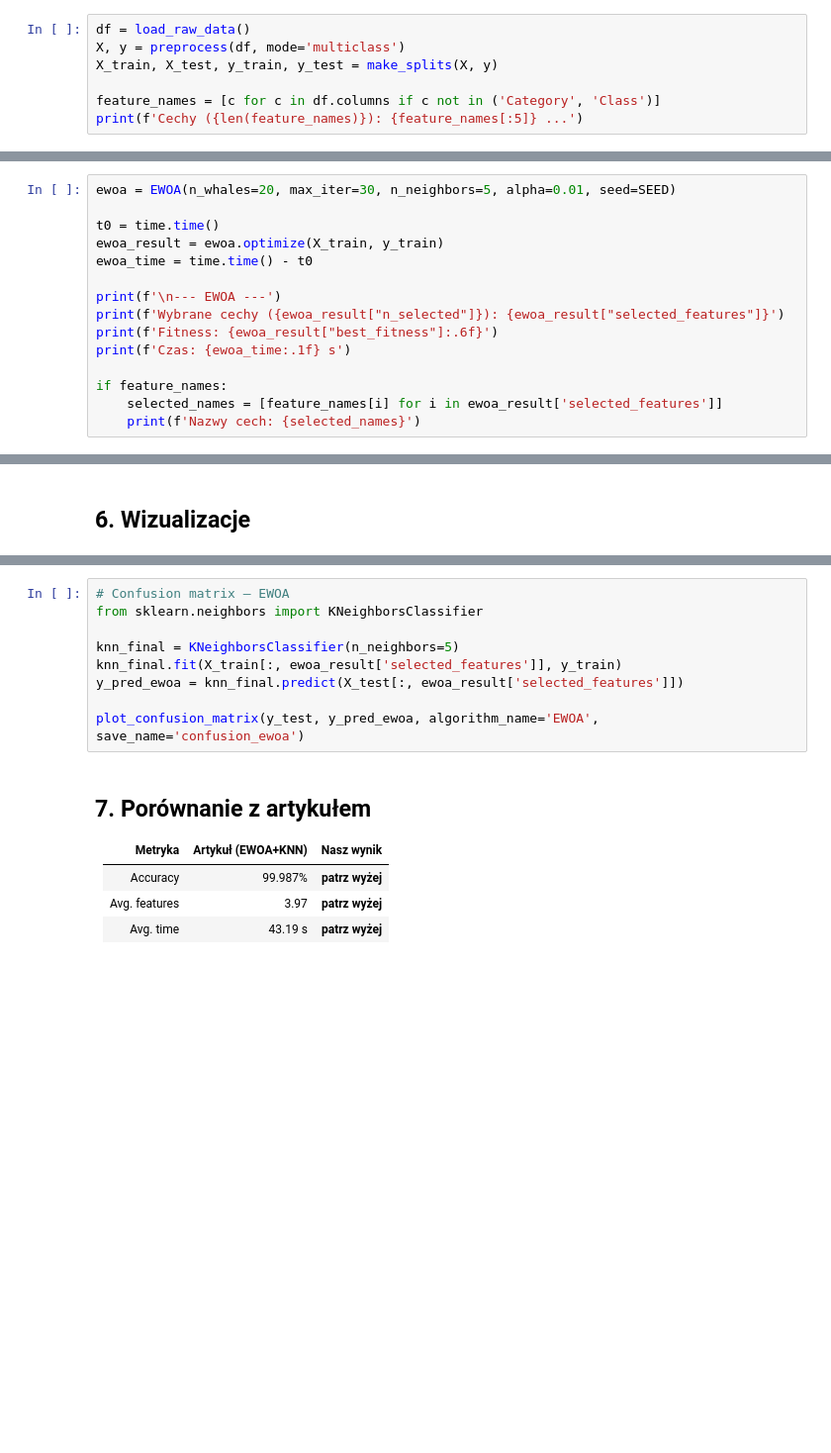
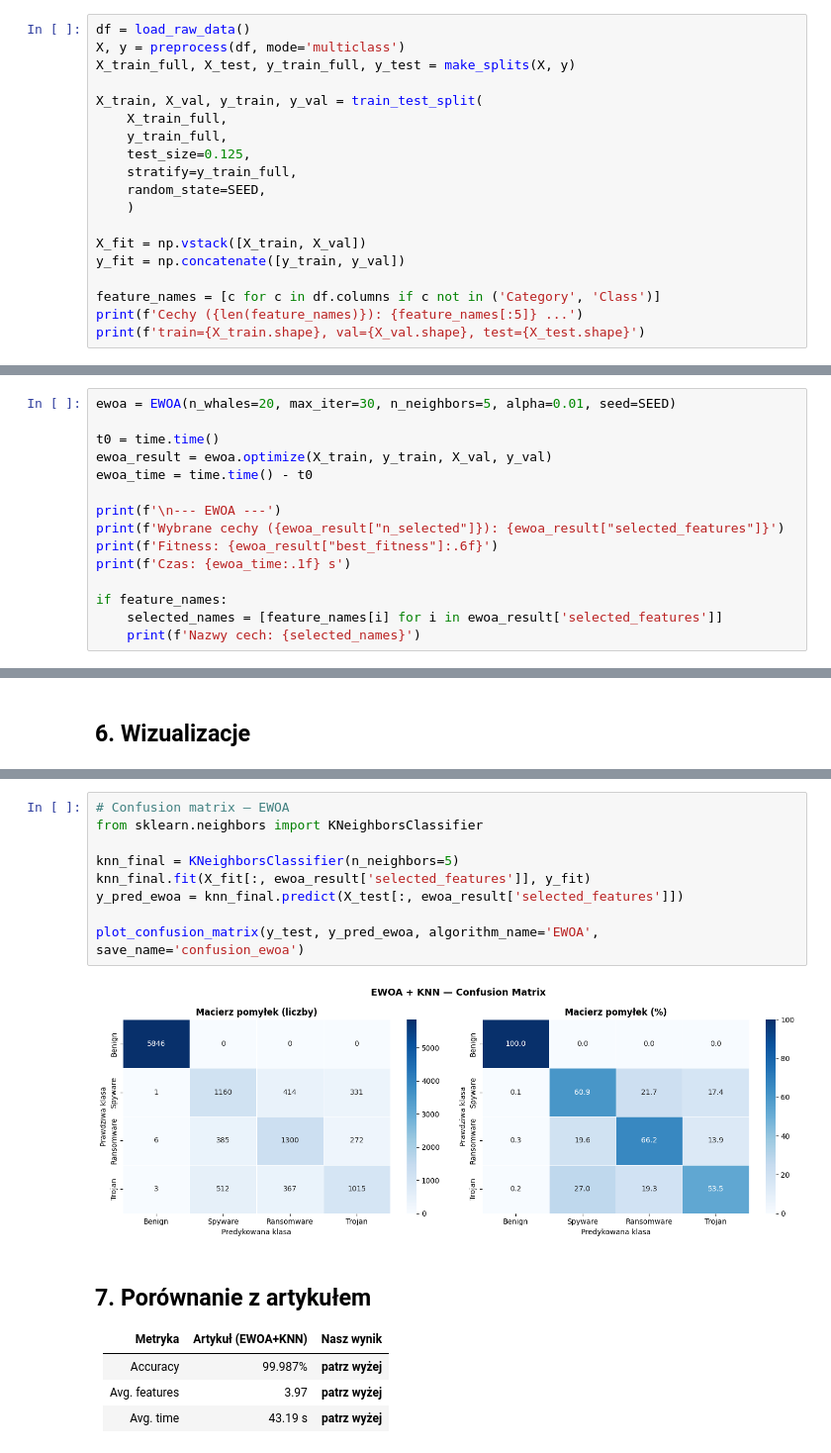
Before and after one commit to jakubzasadni/DL-Project, a Jupyter notebook: notebooks/03_ewoa_optimization.ipynb, the cells around one changed output, grey strips where cells are left out. Shown at 99% size. Cells and saved outputs as stored; diff of their text form; blank space fills up the shorter version.

```diff
--- a/notebooks/03_ewoa_optimization.ipynb
+++ b/notebooks/03_ewoa_optimization.ipynb
@@ -30,7 +36,19 @@ np.random.seed(SEED)
 # %%
 df = load_raw_data()
 X, y = preprocess(df, mode='multiclass')
-X_train, X_test, y_train, y_test = make_splits(X, y)
+X_train_full, X_test, y_train_full, y_test = make_splits(X, y)
+
+X_train, X_val, y_train, y_val = train_test_split(
+    X_train_full,
+    y_train_full,
+    test_size=0.125,
+    stratify=y_train_full,
+    random_state=SEED,
+    )
+
+X_fit = np.vstack([X_train, X_val])
+y_fit = np.concatenate([y_train, y_val])
 
 feature_names = [c for c in df.columns if c not in ('Category', 'Class')]
 print(f'Cechy ({len(feature_names)}): {feature_names[:5]} ...')
+print(f'train={X_train.shape}, val={X_val.shape}, test={X_test.shape}')
@@ -40,7 +66,7 @@ print(f'Cechy ({len(feature_names)}): {feature_names[:5]} ...')
 ewoa = EWOA(n_whales=20, max_iter=30, n_neighbors=5, alpha=0.01, seed=SEED)
 
 t0 = time.time()
-ewoa_result = ewoa.optimize(X_train, y_train)
+ewoa_result = ewoa.optimize(X_train, y_train, X_val, y_val)
 ewoa_time = time.time() - t0
 
 print(f'\n--- EWOA ---')
@@ -116,12 +216,14 @@ plot_n_features_comparison(all_results)
 # %%
 # Confusion matrix — EWOA
 from sklearn.neighbors import KNeighborsClassifier
 
 knn_final = KNeighborsClassifier(n_neighbors=5)
-knn_final.fit(X_train[:, ewoa_result['selected_features']], y_train)
+knn_final.fit(X_fit[:, ewoa_result['selected_features']], y_fit)
 y_pred_ewoa = knn_final.predict(X_test[:, ewoa_result['selected_features']])
 
 plot_confusion_matrix(y_test, y_pred_ewoa, algorithm_name='EWOA', save_name='confusion_ewoa')
+# %% [output]
+[figure, added]
 # %% [markdown]
 ## 7. Porównanie z artykułem
 
```
Also changed, not shown: parts of 12 cells of this notebook, 17 other files.
